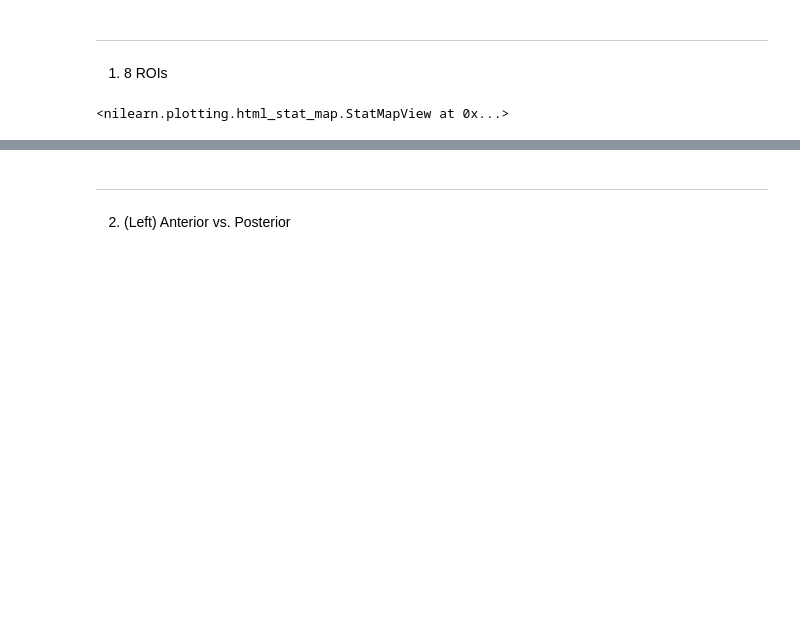
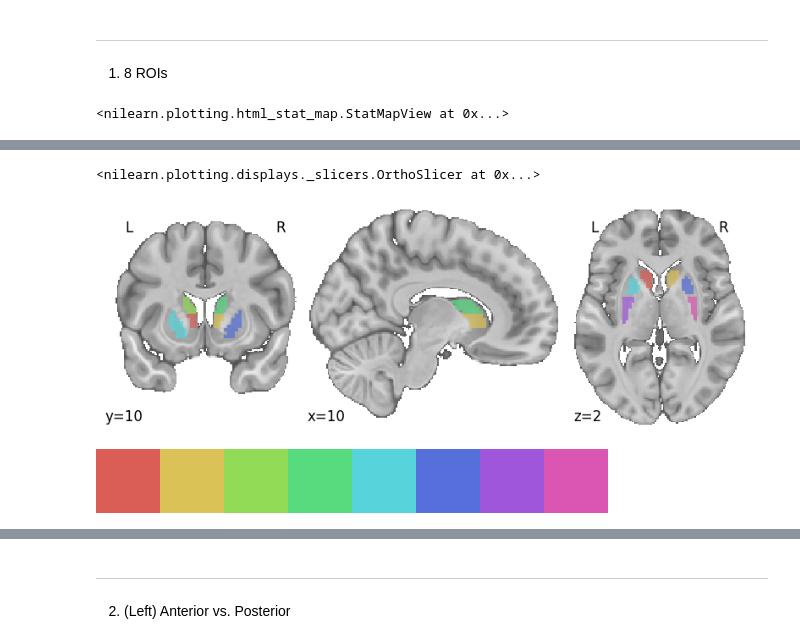
Before and after one commit to psb629/CommonLab, a Jupyter notebook: GP/scripts/fMRI.fig.3c.S2.ipynb, the cells around one changed output, grey strips where cells are left out. Drawn from its saved outputs; the diff is of its cells as text; code cells hidden in the pictures; blank space fills up the shorter version.

```diff
--- a/GP/scripts/fMRI.fig.3c.S2.ipynb
+++ b/GP/scripts/fMRI.fig.3c.S2.ipynb
@@ -166,0 +210,21 @@ list_roi=[
+# %%
+fig, ax = plt.subplots(figsize=(10, 3.3))
+
+plotting.plot_roi(
+    img_mask, black_bg=False,
+    bg_img=img_bg,
+    display_mode='ortho', draw_cross=False,
+    cut_coords=(10, 10, 2),  # Adjust these coordinates based on your needs
+    # view_type='contours', linewidths=2.5,
+    cmap=cmap,
+    axes = ax
+)
+# %% [output]
+<nilearn.plotting.displays._slicers.OrthoSlicer at 0x...>
+[figure, added]
+# %%
+palette = sns.color_palette("hls", len(list_roi))
+cmap = colors.ListedColormap(palette)
+cmap
+# %% [output]
+[figure, added]
```
Also changed, not shown: parts of 7 cells of this notebook, 2 other files.
